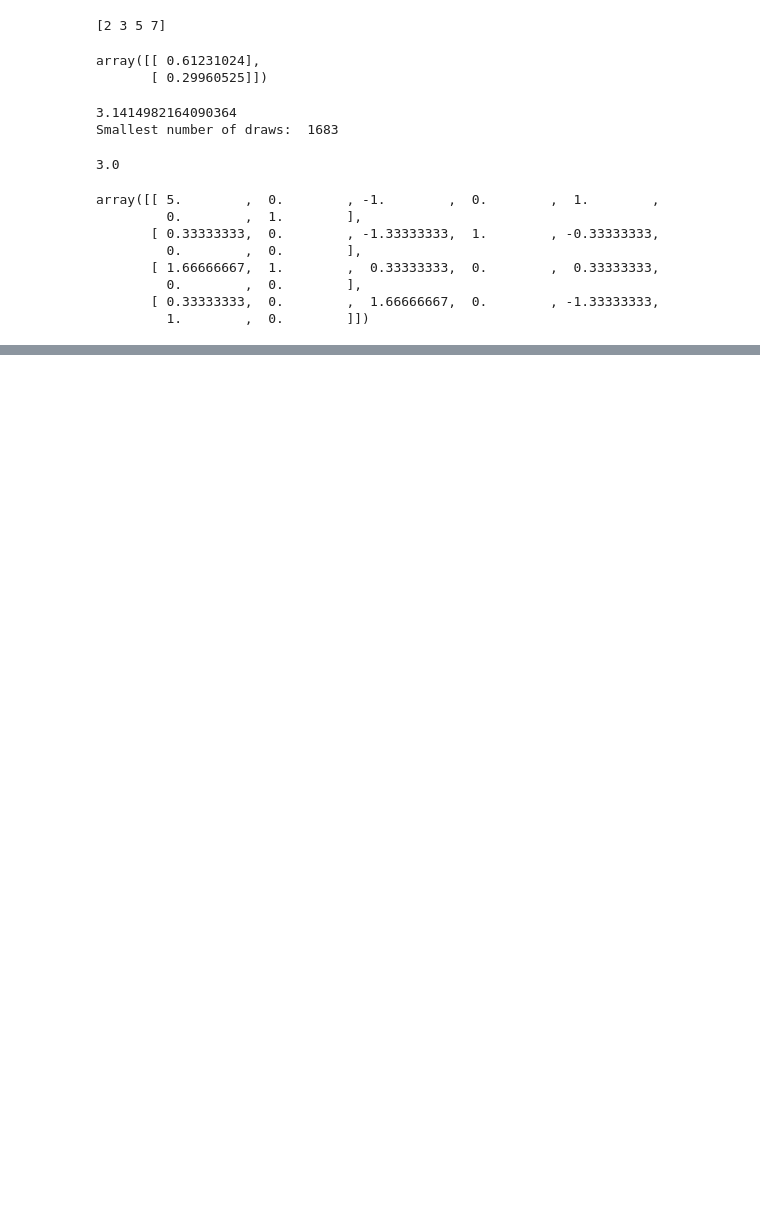
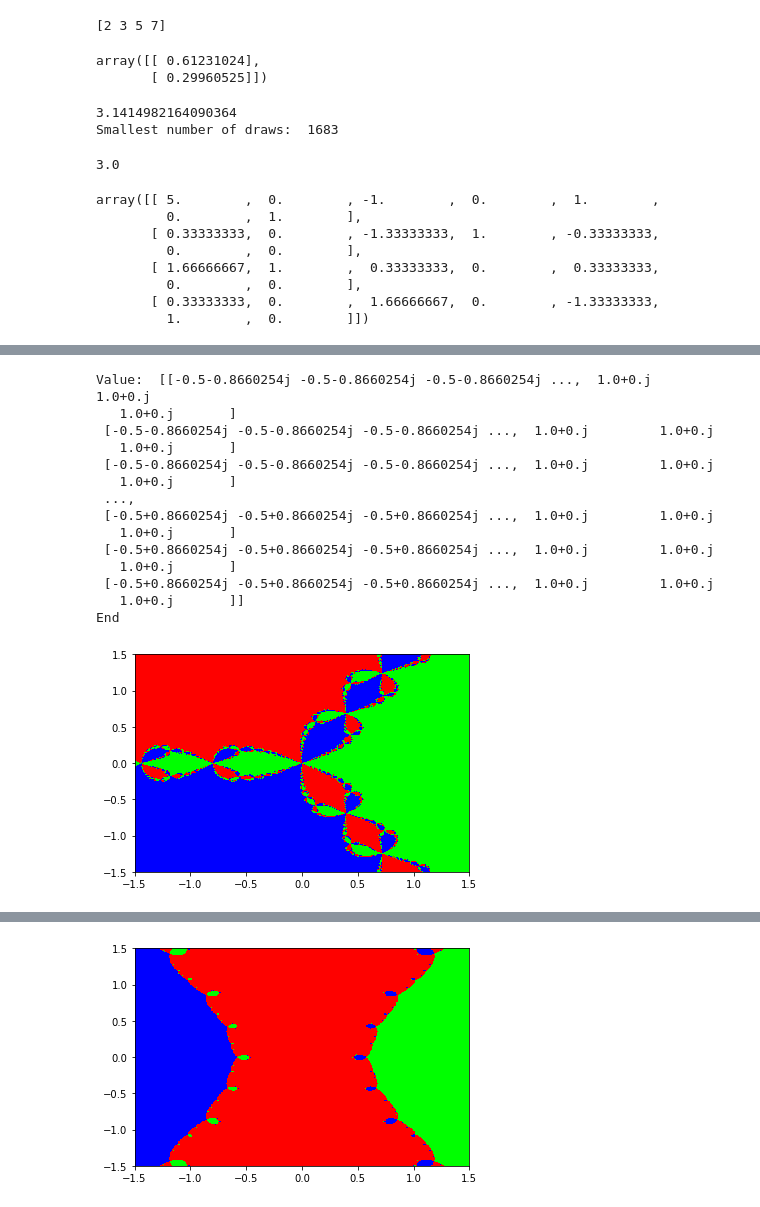
Before and after one commit to benlimsh/BootCamp2017, a Jupyter notebook: Labs/Computation/Week 4/computation_pset4.ipynb, the cells around one changed output, grey strips where cells are left out. Drawn from its saved outputs; the diff is of its cells as text; code cells hidden in the pictures; blank space fills up the shorter version.

```diff
--- a/Labs/Computation/Week 4/computation_pset4.ipynb
+++ b/Labs/Computation/Week 4/computation_pset4.ipynb
@@ -1166,0 +1509,19 @@ array([[ 5.        ,  0.        , -1.        ,  0.        ,  1.        ,
+# %%
+#NEWTON Problem 6
+x0 =  anp.array([-0.25, 0.0005005])
+f = lambda x: anp.array( [5*x[0]*x[1] - x[0]*(1+x[1]), -1*x[0]*x[1] + (1-x[1])*(1+x[1]) ])
+jacobian_f = jacobian(f)
+
+print(newtonprob5(f, jacobian_f, jacobian_f, x0, 10000, 1e-5, 1))
+
+x0 =  anp.array([-0.0000311, 0.0005005])
+f = lambda x: anp.array( [5*x[0]*x[1] - x[0]*(1+x[1]), -1*x[0]*x[1] + (1-x[1])*(1+x[1]) ])
+jacobian_f = jacobian(f)
+
+print(newtonprob5(f, jacobian_f, jacobian_f, x0, 10000, 1e-5, 1))
+
+x0 =  anp.array([-0.04411, 0.24445])
+f = lambda x: anp.array( [5*x[0]*x[1] - x[0]*(1+x[1]), -1*x[0]*x[1] + (1-x[1])*(1+x[1]) ])
+jacobian_f = jacobian(f)
+
+print(newtonprob5(f, jacobian_f, jacobian_f, x0, 10000, 1e-5, 0.55))
@@ -1166,0 +1532,60 @@ array([[ 5.        ,  0.        , -1.        ,  0.        ,  1.        ,
+# %%
+#NEWTON Problem 7
+def newtonmesh(f, f_prime, x0, N, tol = 1e-5):
+    for i in range(N):
+        x1 = x0 - (f(x0)/f_prime(x0))
+        if la.norm(x1 - x0) < tol:
+            print("Value: ", x1)
+            print("End")
+            return x1
+        else:
+            x0 = x1
+    return
+
+def newtonprob7(f, Df, r_min, r_max, i_min, i_max, rec, iters, tol):
+    x_real = np.linspace(r_min, r_max, rec)
+    x_imag = np.linspace(i_min, i_max, rec)
+    X_real, X_imag = np.meshgrid(x_real, x_imag)
+    X_0 = X_real + 1j*X_imag
+
+
+    X_1 = X_0 - f(X_0)/Df(X_0)
+
+    result = newtonmesh(f, Df, X_0, iters, tol)
+    result_round = np.round(result, 8)
+    y = np.unique(result_round)
+    howmanyroots = len(y)
+
+    Y = np.zeros((rec, rec))
+    for j in range(rec):
+        for k in range(rec):
+            Y[j, k]  = np.where(y == result_round[j, k])[0]
+
+    plt.pcolormesh(x_real, x_imag, Y, cmap="brg")
+    plt.show()
+
+f7 = lambda x: x**3 - 1
+Df7 = lambda x: 3*x**2
+
+newtonprob7(f7, Df7, -1.5, 1.5, -1.5, 1.5, 500, 10000, 1e-10)
+
+f7_2 = lambda x: x**3 - x
+Df7_2 = lambda x: 3*x**2 - 1
+
+newtonprob7(f7_2, Df7_2, -1.5, 1.5, -1.5, 1.5, 500, 10000, 1e-10)
+# %% [output]
+Value:  [[-0.5-0.8660254j -0.5-0.8660254j -0.5-0.8660254j ...,  1.0+0.j         1.0+0.j
+   1.0+0.j       ]
+ [-0.5-0.8660254j -0.5-0.8660254j -0.5-0.8660254j ...,  1.0+0.j         1.0+0.j
+   1.0+0.j       ]
+ [-0.5-0.8660254j -0.5-0.8660254j -0.5-0.8660254j ...,  1.0+0.j         1.0+0.j
+   1.0+0.j       ]
+ ...,
+ [-0.5+0.8660254j -0.5+0.8660254j -0.5+0.8660254j ...,  1.0+0.j         1.0+0.j
+   1.0+0.j       ]
+ [-0.5+0.8660254j -0.5+0.8660254j -0.5+0.8660254j ...,  1.0+0.j         1.0+0.j
+   1.0+0.j       ]
+ [-0.5+0.8660254j -0.5+0.8660254j -0.5+0.8660254j ...,  1.0+0.j         1.0+0.j
+   1.0+0.j       ]]
+End
+[figure, added]
@@ -1166,0 +1600 @@ array([[ 5.        ,  0.        , -1.        ,  0.        ,  1.        ,
+[figure, added]
```
Also changed, not shown: parts of 30 cells of this notebook, 3 other files.
